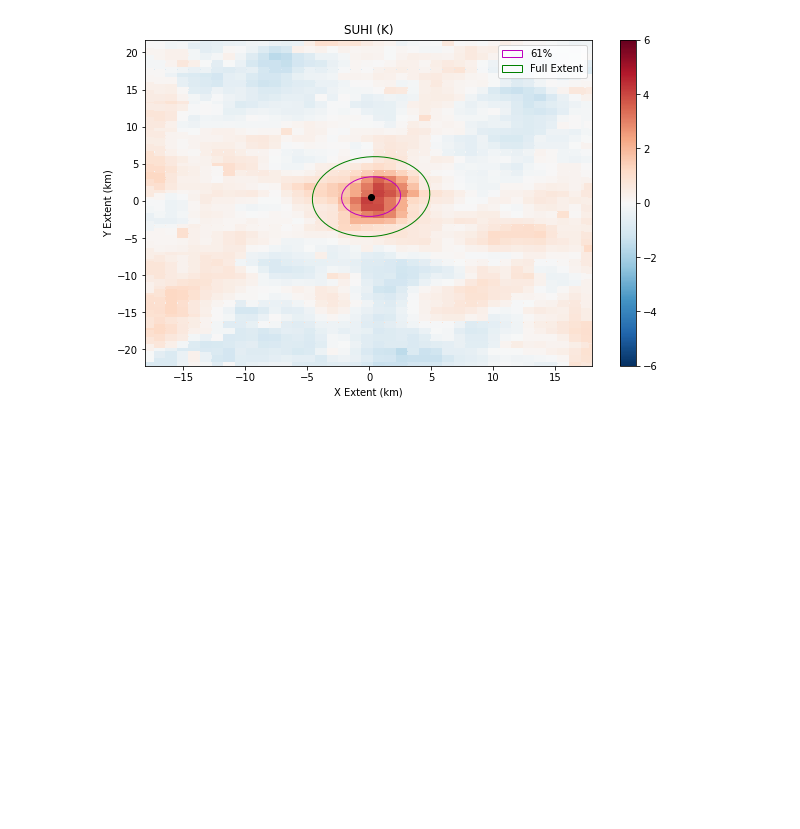
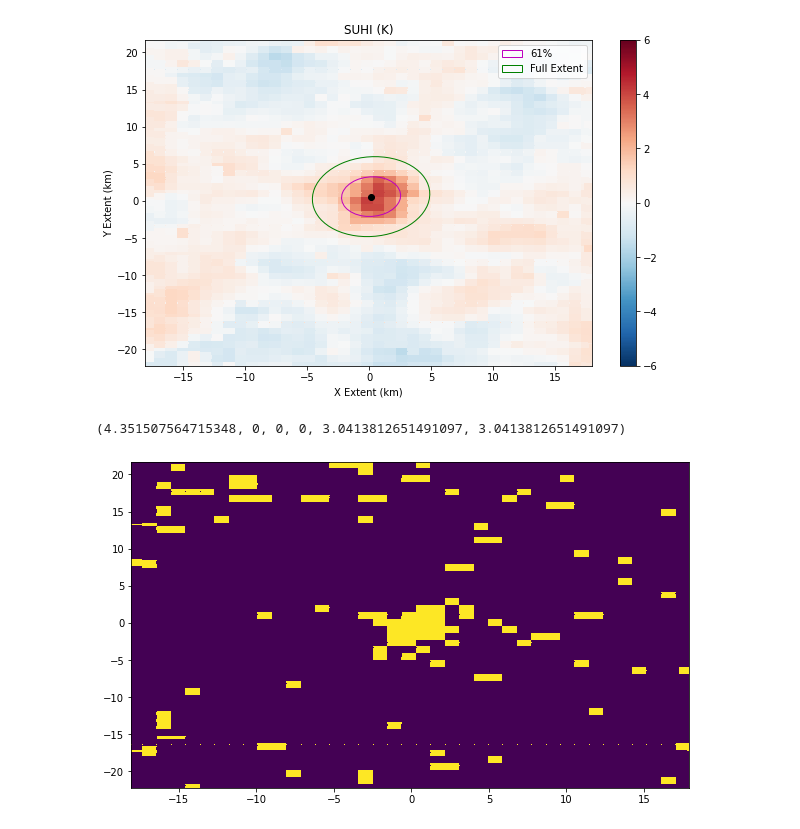
Before and after one commit to SarahBerk-github/MODIS_Gaussian, a Jupyter notebook: GSA_QUICKFIRE.ipynb, the cells around one changed output. Drawn from its saved outputs; the diff is of its cells as text; code cells hidden in the pictures; blank space fills up the shorter version.

```diff
--- a/GSA_QUICKFIRE.ipynb
+++ b/GSA_QUICKFIRE.ipynb
@@ -63,7 +63,7 @@ warnings.simplefilter('ignore')
 
 #load in csv of city lons and lats
 os.chdir(os.path.join(et.io.HOME, 'Documents', 'Python_Scripts', 'PROJECT'))
-CITY_COUNTRY_lat_lon = pd.read_excel('CITY_COUNTRY_lat_lon.xlsx')
+CITY_COUNTRY_lat_lon = pd.read_excel('CITY_COUNTRY_lat_lon.xlsx', index_col = None)
 
 #Identify names/ values of chosen city
 #set the city latitude and longitudes and city name
@@ -71,6 +71,10 @@ City_Lat = CITY_COUNTRY_lat_lon[CITY_COUNTRY_lat_lon['CITY_COUNTRY'] == CITY_COU
 City_Lon = CITY_COUNTRY_lat_lon[CITY_COUNTRY_lat_lon['CITY_COUNTRY'] == CITY_COUNTRY]['Lon'].values[0]
 City_name = CITY_COUNTRY_lat_lon[CITY_COUNTRY_lat_lon['CITY_COUNTRY'] == CITY_COUNTRY]['City'].values[0]
 City_area = CITY_COUNTRY_lat_lon[CITY_COUNTRY_lat_lon['CITY_COUNTRY'] == CITY_COUNTRY]['City_Area'].values[0]
+City_bound_xmin = CITY_COUNTRY_lat_lon[CITY_COUNTRY_lat_lon['CITY_COUNTRY'] == CITY_COUNTRY]['City_Bound_xmin'].values[0]/1000
+City_bound_xmax = CITY_COUNTRY_lat_lon[CITY_COUNTRY_lat_lon['CITY_COUNTRY'] == CITY_COUNTRY]['City_Bound_xmax'].values[0]/1000
+City_bound_ymin = CITY_COUNTRY_lat_lon[CITY_COUNTRY_lat_lon['CITY_COUNTRY'] == CITY_COUNTRY]['City_Bound_ymin'].values[0]/1000
+City_bound_ymax = CITY_COUNTRY_lat_lon[CITY_COUNTRY_lat_lon['CITY_COUNTRY'] == CITY_COUNTRY]['City_Bound_ymax'].values[0]/1000
 
 #create satellite name for plots
 if SATELLITE == 'MOD11A2':
@@ -616,3 +645,22 @@ plt.title('SUHI (K)')
 # %% [output]
 Text(0.5, 1.0, 'SUHI (K)')
 [figure]
+# %%
+day_p0
+# %% [output]
+(4.351507564715348, 0, 0, 0, 3.0413812651491097, 3.0413812651491097)
+# %%
+fig = plt.figure(figsize=(10, 6))
+ax=plt.gca()
+
+x = df_subset.x_points
+y = df_subset.y_points
+z = df_subset.is_urban
+
+#get the points into the correct format
+X ,Y = np.meshgrid(x ,y)
+Z = scipy.interpolate.griddata((x, y), z, (X,Y), method='nearest')
+
+c = ax.pcolormesh(X,Y, Z)
+# %% [output]
+[figure, added]
```
Also changed, not shown: parts of 7 cells of this notebook, 1 other file.
